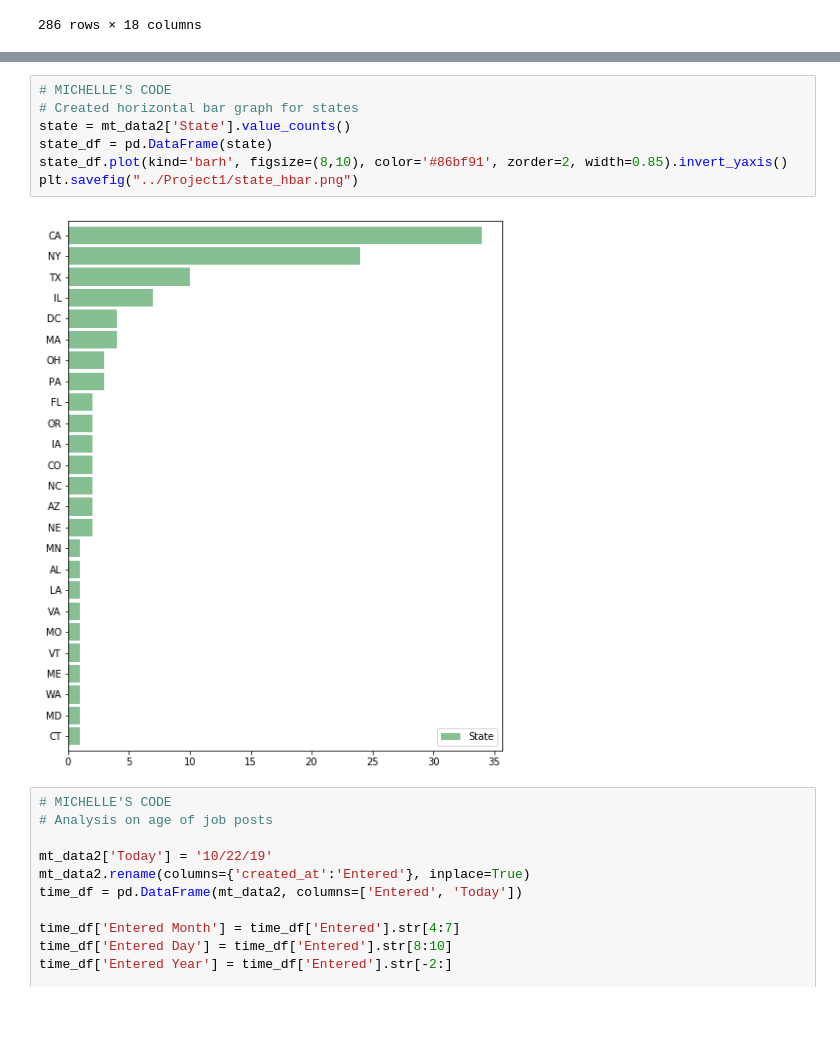
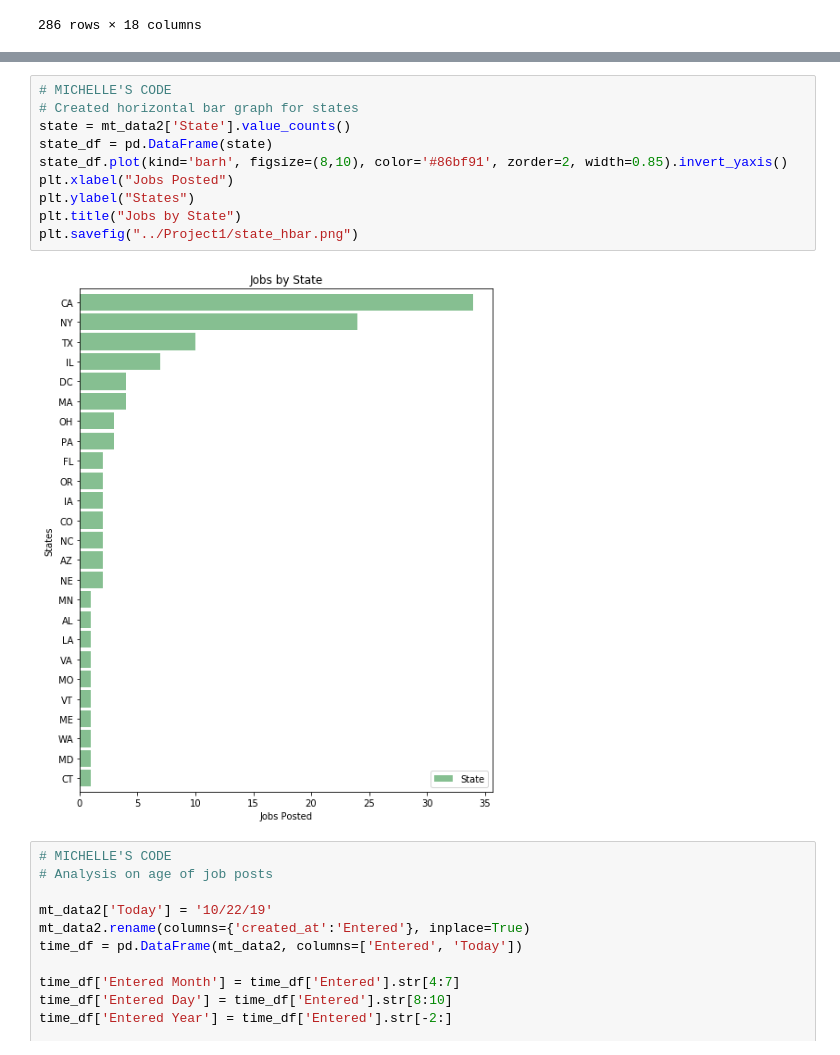
Before and after one commit to brian1581/Project1, a Jupyter notebook: final_project.ipynb, the cells around one changed output, grey strips where cells are left out. Cells and saved outputs as stored; diff of their text form; blank space fills up the shorter version.

```diff
--- a/final_project.ipynb
+++ b/final_project.ipynb
@@ -625,12 +628,15 @@ plt.savefig("../Project1/country_hbar.png")
 # %%
 # MICHELLE'S CODE
 # Created horizontal bar graph for states
 state = mt_data2['State'].value_counts()
 state_df = pd.DataFrame(state)
 state_df.plot(kind='barh', figsize=(8,10), color='#86bf91', zorder=2, width=0.85).invert_yaxis()
+plt.xlabel("Jobs Posted")
+plt.ylabel("States")
+plt.title("Jobs by State")
 plt.savefig("../Project1/state_hbar.png")
 # %% [output]
-[figure, old version]
+[figure, new version]
 # %%
 # MICHELLE'S CODE
 # Analysis on age of job posts
```
Also changed, not shown: parts of 1 cell of this notebook.
